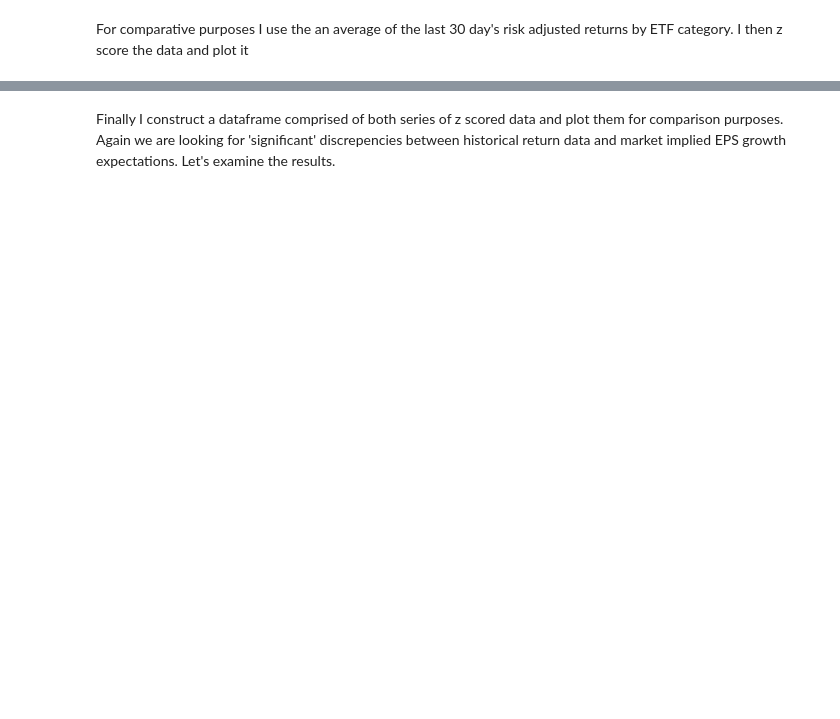
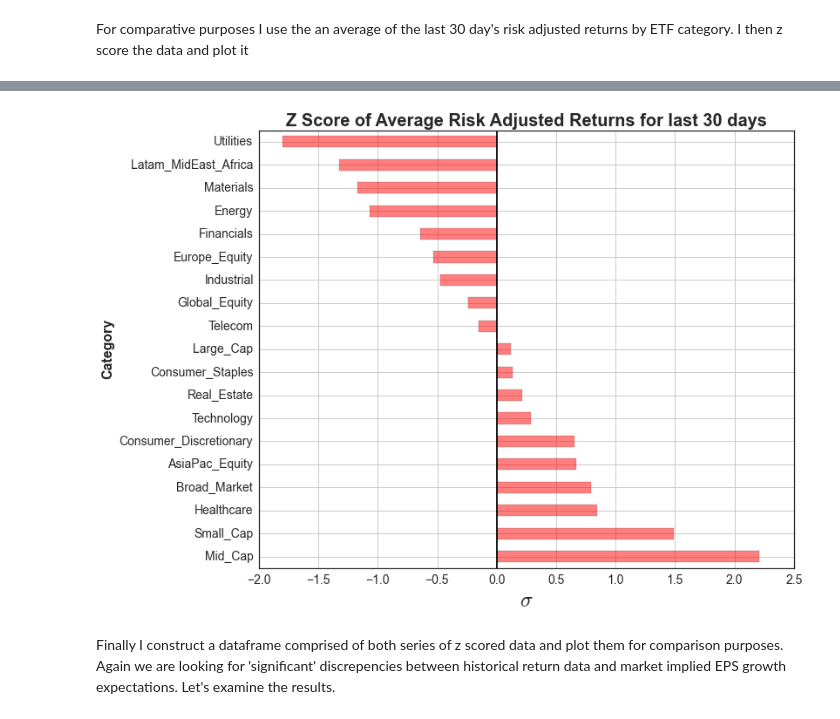
Before and after one commit to BlackArbsCEO/BlackArbsCEO.github.io, a Jupyter notebook: Equity Analysis/Valuation_ETF_Composite_Analysis-4112015.ipynb, the cells around one changed output, grey strips where cells are left out. Cells and saved outputs as stored; diff of their text form; code cells hidden in the pictures; blank space fills up the shorter version.

```diff
--- a/Equity Analysis/Valuation_ETF_Composite_Analysis-4112015.ipynb
+++ b/Equity Analysis/Valuation_ETF_Composite_Analysis-4112015.ipynb
@@ -432,14 +475,16 @@ l_30
 # %%
 # z scored and plotted
 z_l_30 = z_score(l_30)
 
 plt.figure()
 z_l_30.plot('barh', figsize=size, color='r', alpha=.5)
 plt.axvline(0, color='k')
-plt.title('Z Score of Average Risk Adjusted Returns for last 30 days', fontsize=20)
-plt.xlabel('$\sigma$', fontsize=20)
-plt.ylabel('Category', fontsize=14)
+plt.title('Z Score of Average Risk Adjusted Returns for last 30 days', fontsize=20, fontweight='demibold')
+plt.xlabel('$\sigma$', fontsize=24)
+plt.ylabel('Category', fontsize=16, fontweight='demibold')
 plt.tick_params(axis='both', which='major', labelsize=14)
+# %% [output]
+[figure, added]
 # %% [markdown]
 Finally I construct a dataframe comprised of both series of z scored data and plot them for comparison purposes. Again we are looking for 'significant' discrepencies between historical return data and market implied EPS growth expectations. Let's examine the results.
 # %%
```
Also changed, not shown: parts of 9 cells of this notebook.
